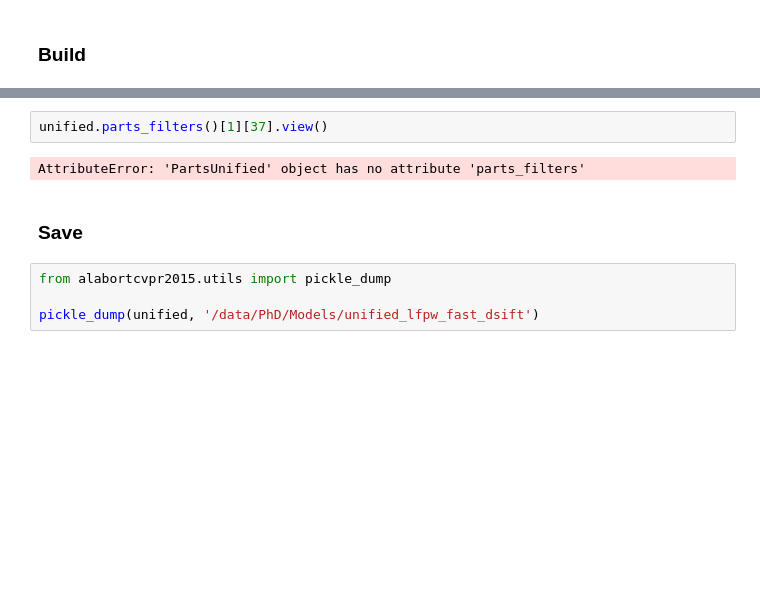
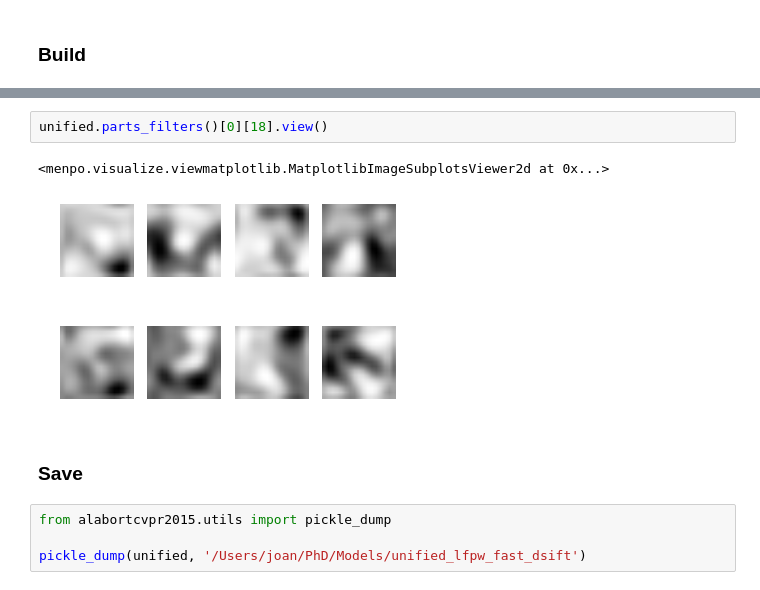
Before and after one commit to VLAM3D/alabortcvpr2015, a Jupyter notebook: notebooks/Unified/Build Unified.ipynb, the cells around one changed output, grey strips where cells are left out. Saved outputs shown, nothing was run; the diff lists cells and outputs as text; blank space fills up the shorter version.

```diff
--- a/notebooks/Unified/Build Unified.ipynb
+++ b/notebooks/Unified/Build Unified.ipynb
@@ -92,10 +96,11 @@ Image(unified.appearance_models[1].mean().pixels[18, 0]).view()
 # %%
-unified.parts_filters()[1][37].view()
+unified.parts_filters()[0][18].view()
 # %% [output]
-AttributeError: 'PartsUnified' object has no attribute 'parts_filters'
+<menpo.visualize.viewmatplotlib.MatplotlibImageSubplotsViewer2d at 0x...>
+[figure, added]
 # %% [markdown]
 ### Save
 # %%
 from alabortcvpr2015.utils import pickle_dump
 
-pickle_dump(unified, '/data/PhD/Models/unified_lfpw_fast_dsift')
+pickle_dump(unified, '/Users/joan/PhD/Models/unified_lfpw_fast_dsift')
```
Also changed, not shown: parts of 6 cells of this notebook, 10 other files.
